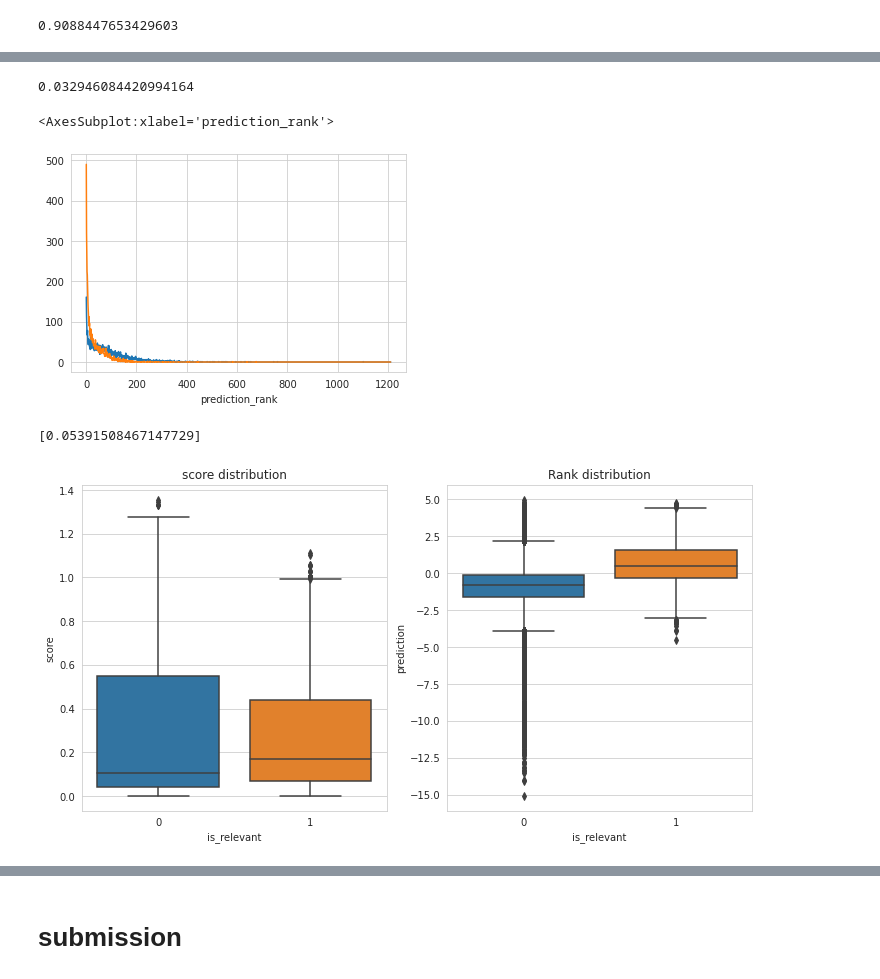
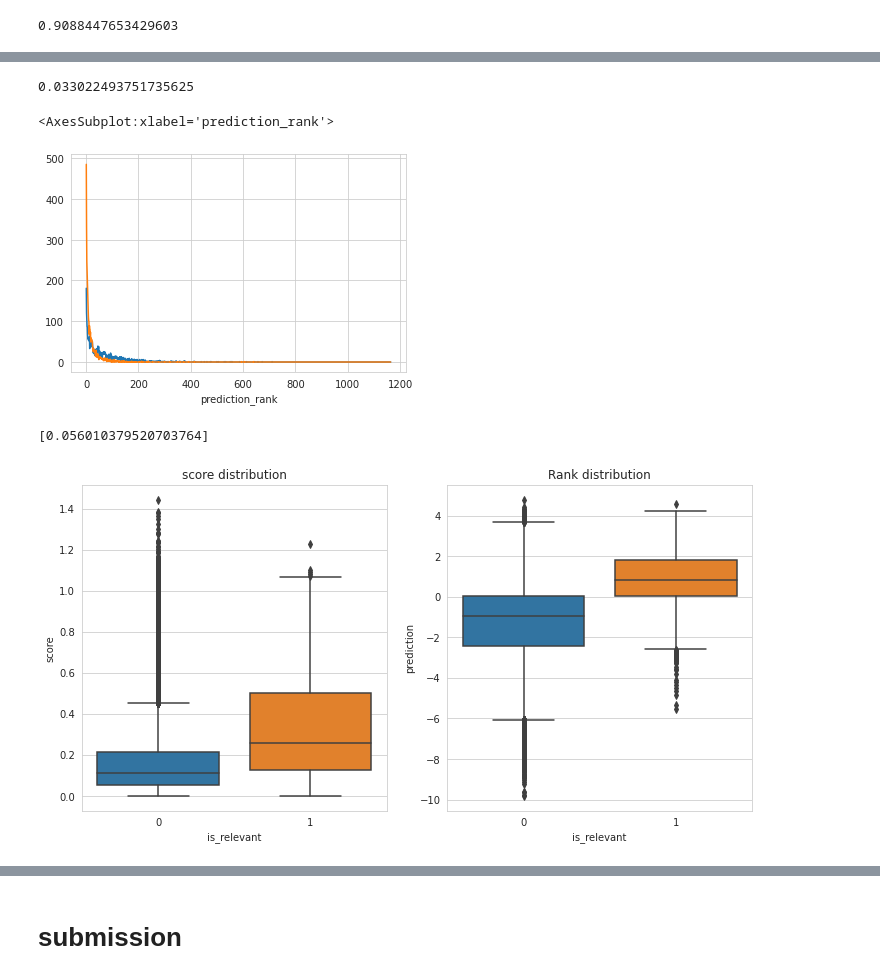
Before and after one commit to stameser/kaggle-hm, a Jupyter notebook: notebooks/catboost_ranker.ipynb, the cells around one changed output, grey strips where cells are left out. Drawn from its saved outputs; the diff is of its cells as text; code cells hidden in the pictures.

```diff
--- a/notebooks/catboost_ranker.ipynb
+++ b/notebooks/catboost_ranker.ipynb
@@ -27,6 +33,14 @@ candidates.shape
 df = pd.read_parquet(data_root / 'clean' / 'transactions.parquet')
 test = filter_data(df, from_date=test_dates['start'], to_date=test_dates['end'])
 results = test.groupby('customer_id', observed=True).agg(bought=('article_id', set)).reset_index()
+# %%
+candidates = candidates[candidates['customer_id'].isin(test['customer_id'].unique())]
+# %%
+candidates = candidates.drop(columns=['is_relevant'])
+# %%
+test_nodup = test.drop_duplicates(subset=['customer_id', 'article_id'])[['customer_id', 'article_id', 'price']]
+candidates = candidates.merge(test_nodup[['customer_id', 'article_id', 'price']], on=['customer_id', 'article_id'], how='left')
+candidates['is_relevant'] = candidates['price'].notna().astype('int')
 # %%
 c = pd.read_parquet(data_root / 'clean' / 'customers.parquet')
 c['age'] = c['age'].fillna(c['age'].mean())
@@ -316,9 +312,9 @@ comb.groupby('segment').agg(
 # %%
 N = len(test_customers)
 
-(9992 / N * .0207 + 3099 / N * 0.083 + 1313/ N * 0.008)
+(9992 / N * .0205 + 3099 / N * 0.084 + 1313/ N * 0.008)
 # %% [output]
-0.032946084420994164
+0.033022493751735625
 # %%
 test_df['prediction_rank'] = test_df.groupby('customer_id')['prediction'].rank(ascending=False, method='first')
 test_df['score_rank'] = test_df.groupby('customer_id')['score'].rank(ascending=False, method='first')
@@ -327,23 +323,23 @@ test_df.groupby('score_rank')['is_relevant'].agg(['mean', 'sum']).reset_index().
 test_df.groupby('prediction_rank')['is_relevant'].agg(['mean', 'sum']).reset_index().set_index('prediction_rank')['sum'].plot()
 # %% [output]
 <AxesSubplot:xlabel='prediction_rank'>
-[figure, old version]
+[figure, new version]
 # %%
 from catboost.utils import eval_metric
 
 eval_metric(y_test.values, test_df['prediction'].values, 'MAP:top=12', group_id=queries_test.values)
 # %% [output]
-[0.05391508467147729]
+[0.056010379520703764]
 # %%
 fig, ax = plt.subplots(1, 2, figsize=(12, 6))
 
-sns.boxplot(data=test_df, x='is_relevant', y='score', ax=ax[0])
+sns.boxplot(data=test_df.query('method == "als"'), x='is_relevant', y='score', ax=ax[0])
 ax[0].set_title('score distribution')
 
 sns.boxplot(data=test_df, x='is_relevant', y='prediction', ax=ax[1])
 plt.title('Rank distribution');
 # %% [output]
-[figure, old version]
+[figure, new version]
 # %%
 sns.displot(data=test_df, x='prediction', hue='is_relevant', stat='probability', common_norm=False, bins=100)
 # %% [output]
```
Also changed, not shown: parts of 25 cells of this notebook, 2 other files.
